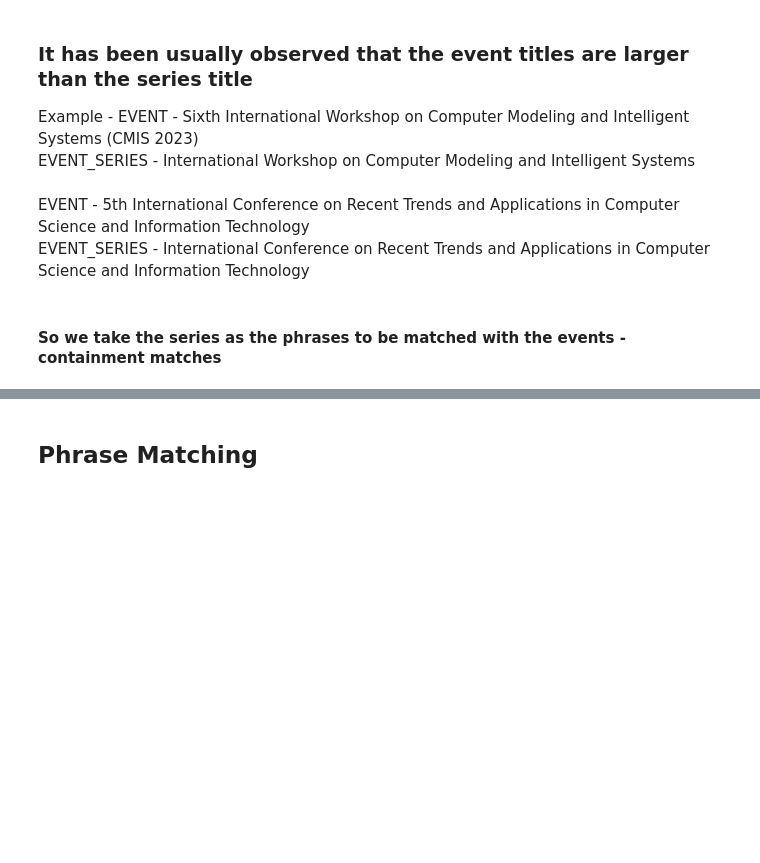
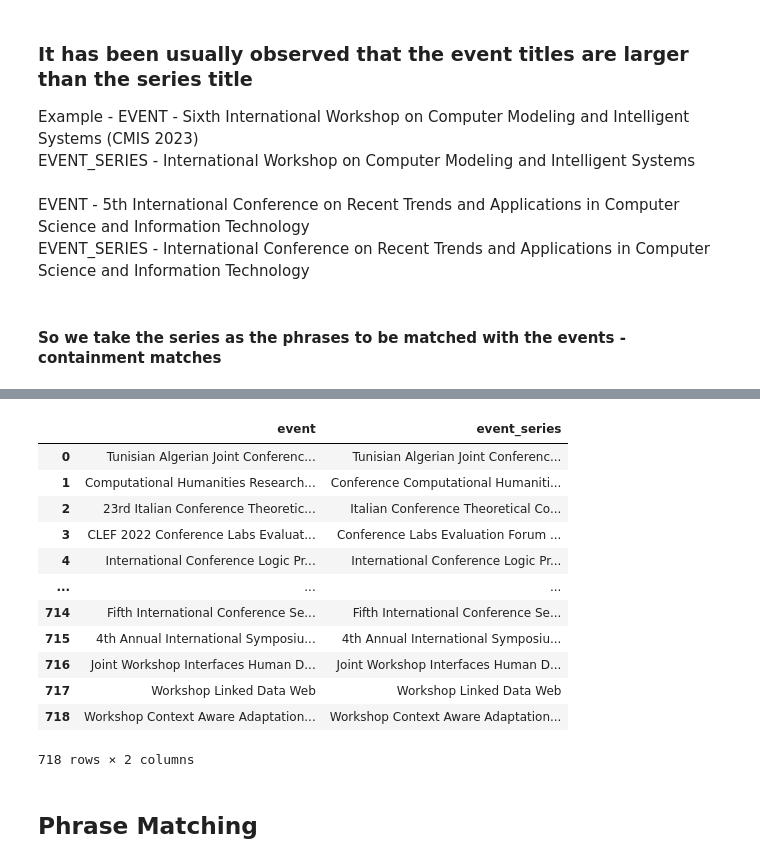
Before and after one commit to dorukresmi/CEUR-WS-Event-Series--SS23--Group-2, a Jupyter notebook: notebooks/nlp_matching.ipynb, the cells around one changed output, grey strips where cells are left out. Cells and saved outputs as stored; diff of their text form; code cells hidden in the pictures; blank space fills up the shorter version.

```diff
--- a/notebooks/nlp_matching.ipynb
+++ b/notebooks/nlp_matching.ipynb
@@ -54,0 +69,14 @@ len(series_titles)
+# %%
+def replace_special_characters_with_space(text_list):
+    cleaned_text_list = []
+
+    for text in text_list:
+        # Replace special characters with spaces
+        cleaned_text = re.sub(r"[^\w\s]", " ", text)
+
+        # Remove extra spaces and ensure one space between words
+        cleaned_text = re.sub(r"\s+", " ", cleaned_text).strip()
+
+        cleaned_text_list.append(cleaned_text)
+
+    return cleaned_text_list
@@ -92,3 +103,25 @@ len(series_titles)
+# %%
+def remove_stopwords(dataframe):
+    stop_words = set(stopwords.words('english'))
+
+    # Iterate over each column in the DataFrame
+    for column in dataframe.columns:
+        # Tokenize the text and remove stop words
+        dataframe[column] = dataframe[column].apply(lambda x: ' '.join([word for word in word_tokenize(x) if word.lower() not in stop_words]))
+
+    return dataframe
+# %%
+def replace_special_characters_with_space(dataframe):
+    # Iterate over each column in the DataFrame
+    for column in dataframe.columns:
+        # Replace special characters with spaces
+        dataframe[column] = dataframe[column].apply(lambda x: re.sub(r"[^\w\s]", " ", x))
+
+        # Remove extra spaces and ensure one space between words
+        dataframe[column] = dataframe[column].apply(lambda x: re.sub(r"\s+", " ", x).strip())
+#         dataframe[column] = dataframe[column].apply(lambda x: re.sub(r"(\w)([A-Z])", r"\1 \2", x))
+
+    return dataframe
 # %%
 matches_df = pd.read_json("/Users/ayan/Projects/KGLab/main/CEUR-WS-Event-Series--SS23/eventseries/src/main/resources/all_matches.json")
 matches_df.dropna(inplace=True)
@@ -109,3 +142,20 @@ matches_df
 718 rows × 2 columns
+# %%
+remove_stopwords(matches_df)
+replace_special_characters_with_space(matches_df)
+# %% [output]
+|  | event | event_series |
+| 0 | Tunisian Algerian Joint Conferenc... | Tunisian Algerian Joint Conferenc... |
+| 1 | Computational Humanities Research... | Conference Computational Humaniti... |
+| 2 | 23rd Italian Conference Theoretic... | Italian Conference Theoretical Co... |
+| 3 | CLEF 2022 Conference Labs Evaluat... | Conference Labs Evaluation Forum ... |
+| 4 | International Conference Logic Pr... | International Conference Logic Pr... |
+| ... | ... | ... |
+| 714 | Fifth International Conference Se... | Fifth International Conference Se... |
+| 715 | 4th Annual International Symposiu... | 4th Annual International Symposiu... |
+| 716 | Joint Workshop Interfaces Human D... | Joint Workshop Interfaces Human D... |
+| 717 | Workshop Linked Data Web | Workshop Linked Data Web |
+| 718 | Workshop Context Aware Adaptation... | Workshop Context Aware Adaptation... |
+718 rows × 2 columns
 # %% [markdown]
 ## Phrase Matching
```
Also changed, not shown: parts of 59 cells of this notebook, 8 other files.
